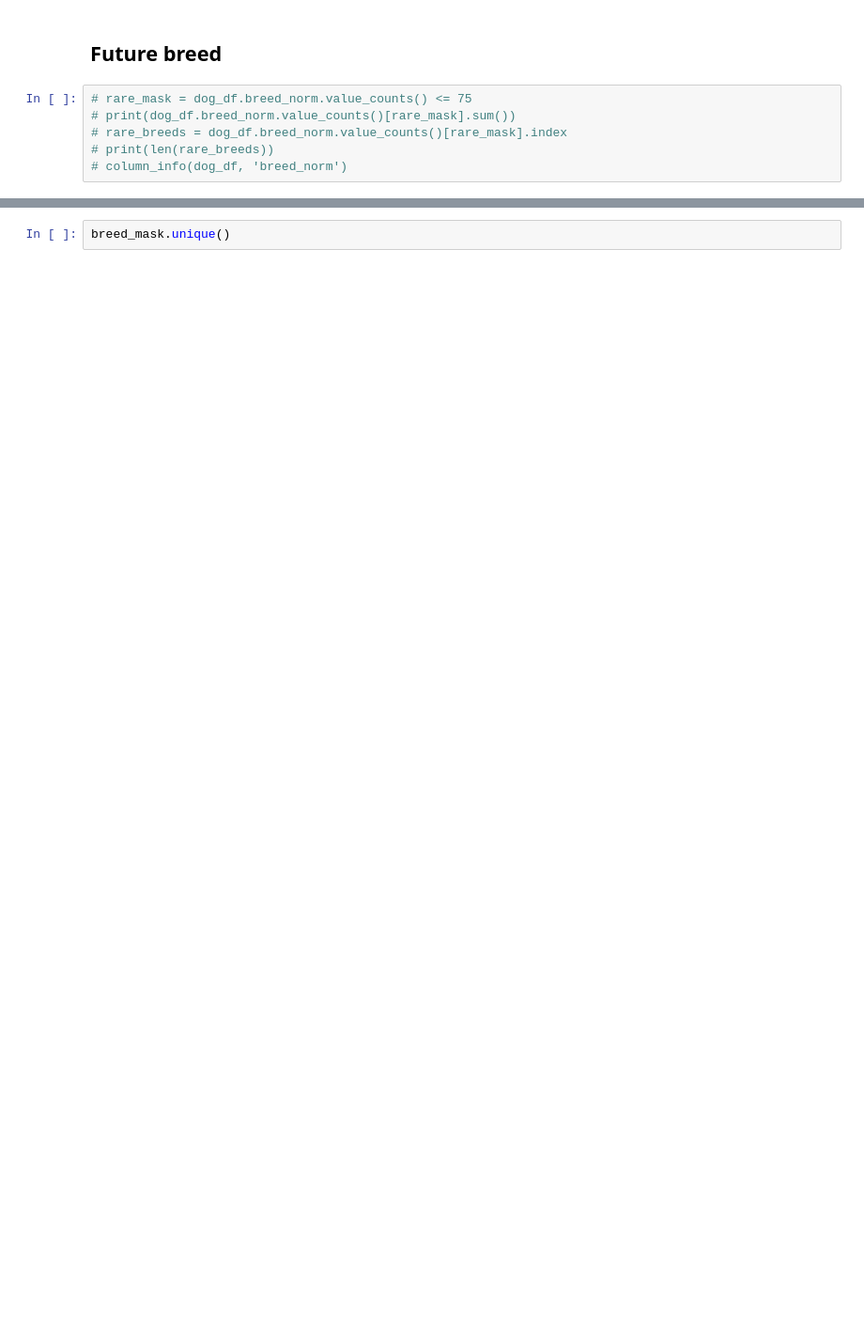
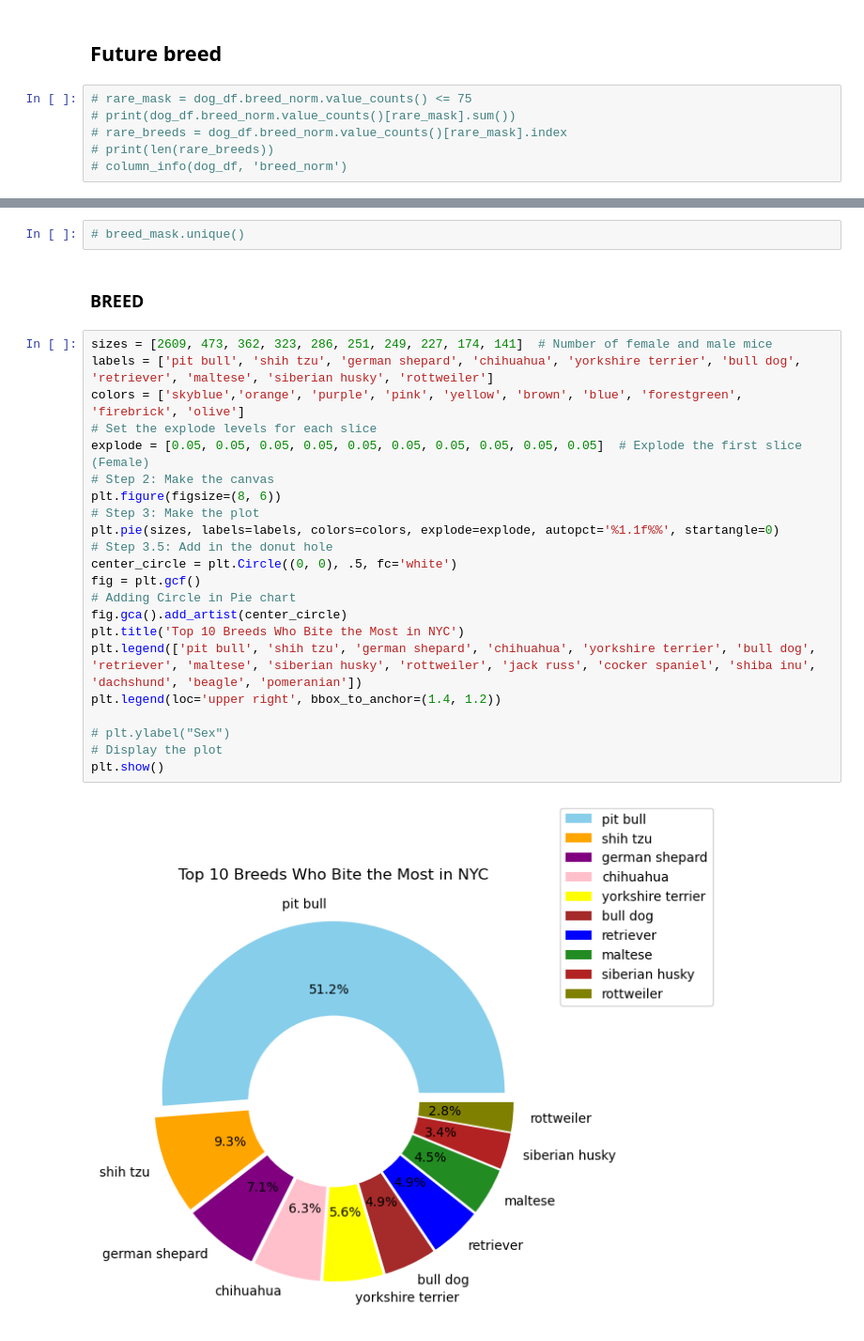
Before and after one commit to mooreforlesss/project_1_group_13, a Jupyter notebook: alex_work_branch/Updated Work.ipynb, the cells around one changed output, grey strips where cells are left out. Shown at 94% size. Drawn from its saved outputs; the diff is of its cells as text; blank space fills up the shorter version.

```diff
--- a/alex_work_branch/Updated Work.ipynb
+++ b/alex_work_branch/Updated Work.ipynb
@@ -482,2 +521,28 @@ column_info(dog_df, 'breed_norm')
 # %%
-breed_mask.unique()
+# breed_mask.unique()
+# %% [markdown]
+### BREED
+# %%
+sizes = [2609, 473, 362, 323, 286, 251, 249, 227, 174, 141]  # Number of female and male mice
+labels = ['pit bull', 'shih tzu', 'german shepard', 'chihuahua', 'yorkshire terrier', 'bull dog', 'retriever', 'maltese', 'siberian husky', 'rottweiler']
+colors = ['skyblue','orange', 'purple', 'pink', 'yellow', 'brown', 'blue', 'forestgreen', 'firebrick', 'olive']
+# Set the explode levels for each slice
+explode = [0.05, 0.05, 0.05, 0.05, 0.05, 0.05, 0.05, 0.05, 0.05, 0.05]  # Explode the first slice (Female)
+# Step 2: Make the canvas
+plt.figure(figsize=(8, 6))
+# Step 3: Make the plot
+plt.pie(sizes, labels=labels, colors=colors, explode=explode, autopct='%1.1f%%', startangle=0)
+# Step 3.5: Add in the donut hole
+center_circle = plt.Circle((0, 0), .5, fc='white')
+fig = plt.gcf()
+# Adding Circle in Pie chart
+fig.gca().add_artist(center_circle)
+plt.title('Top 10 Breeds Who Bite the Most in NYC')
+plt.legend(['pit bull', 'shih tzu', 'german shepard', 'chihuahua', 'yorkshire terrier', 'bull dog', 'retriever', 'maltese', 'siberian husky', 'rottweiler', 'jack russ', 'cocker spaniel', 'shiba inu', 'dachshund', 'beagle', 'pomeranian'])
+plt.legend(loc='upper right', bbox_to_anchor=(1.4, 1.2))
+
+# plt.ylabel("Sex")
+# Display the plot
+plt.show()
+# %% [output]
+[figure, added]
```
Also changed, not shown: parts of 29 cells of this notebook, 1 other file.
